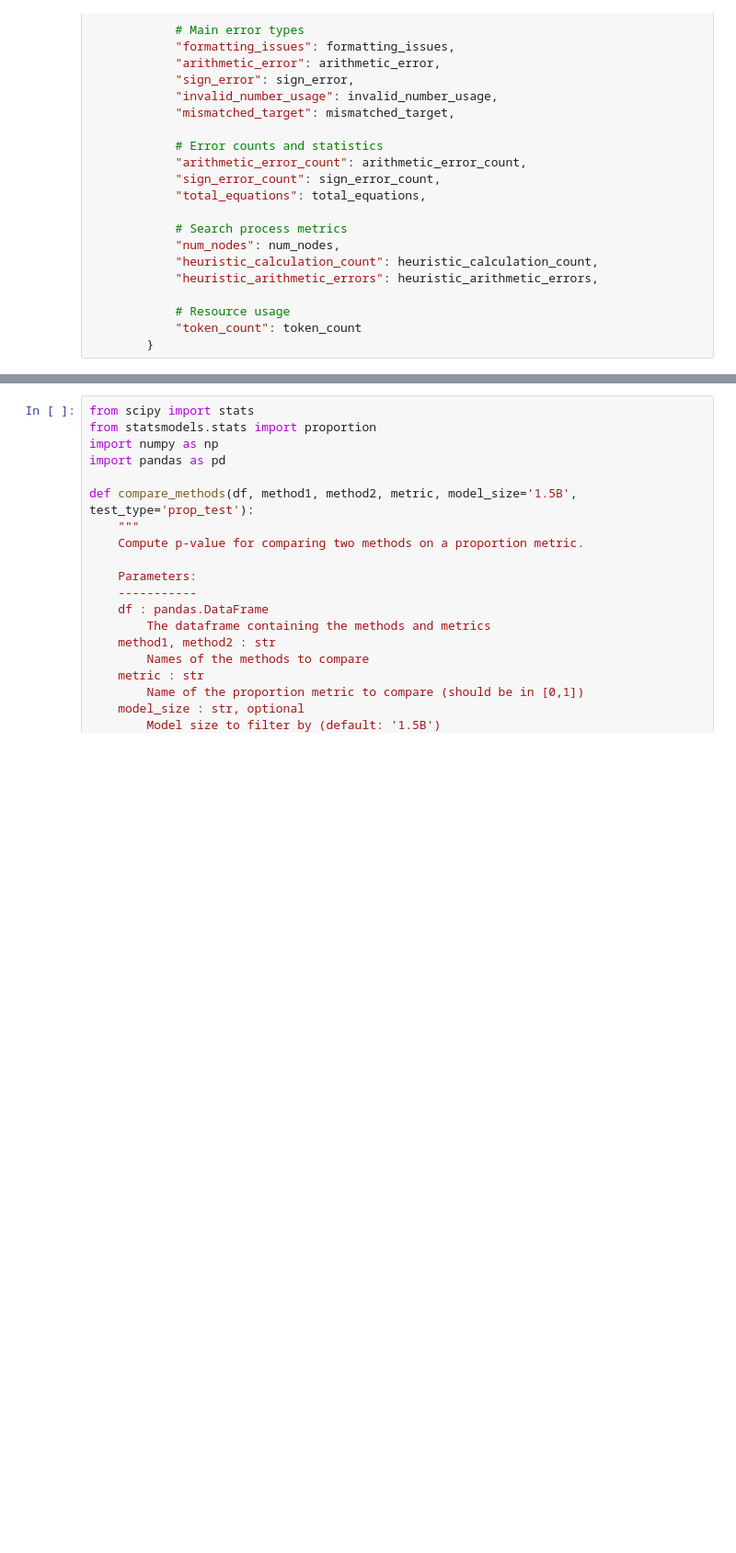
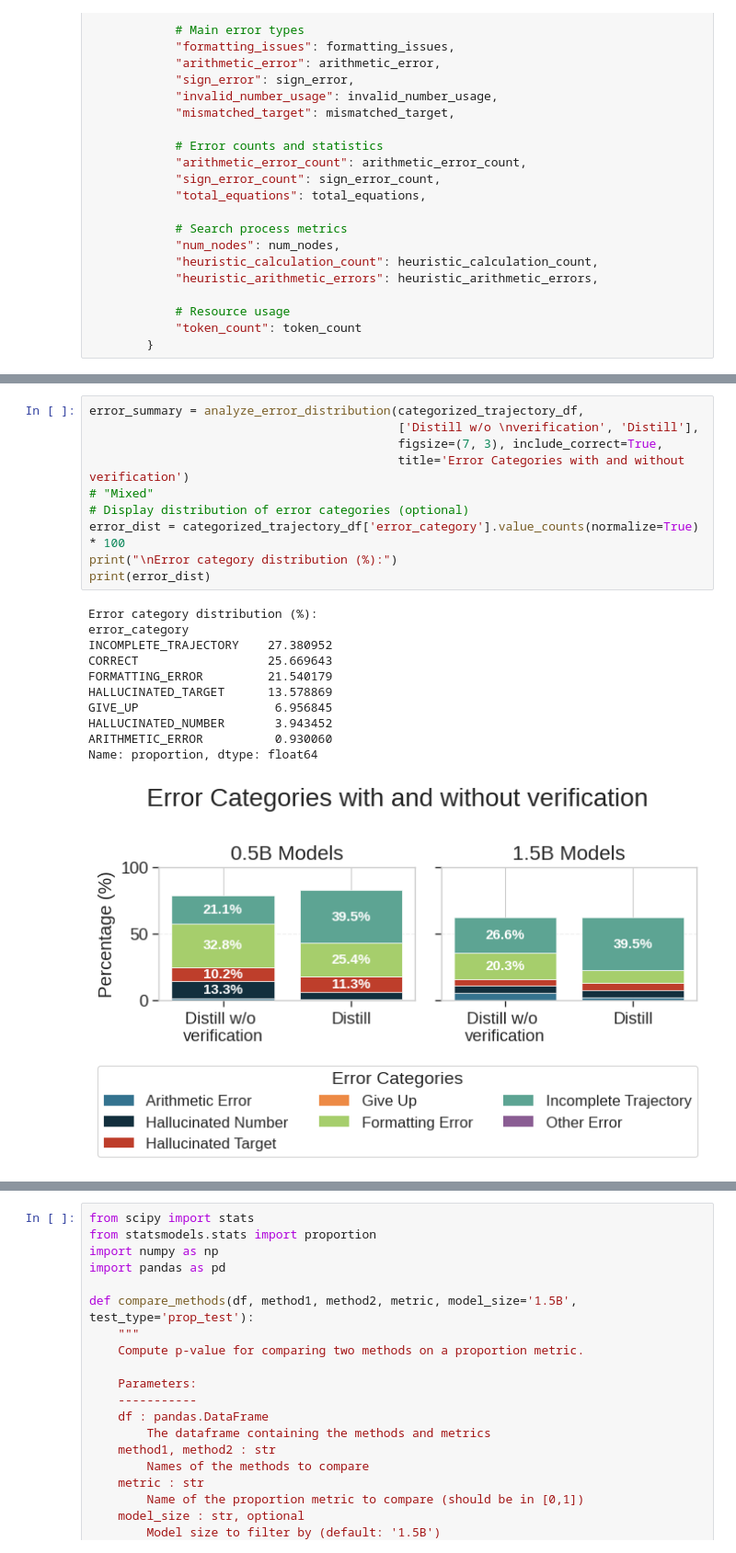
Before and after one commit to chloeli-15/stream-of-search, a Jupyter notebook: results/trajectory_analysis (3).ipynb, the cells around one changed output, grey strips where cells are left out. Shown at 92% size. Cells and saved outputs as stored; diff of their text form; blank space fills up the shorter version.

```diff
--- a/results/trajectory_analysis (3).ipynb
+++ b/results/trajectory_analysis (3).ipynb
@@ -1160,0 +1193,22 @@ Name: proportion, dtype: float64
+# %%
+error_summary = analyze_error_distribution(categorized_trajectory_df,
+                                           ['Distill w/o \nverification', 'Distill'],
+                                           figsize=(7, 3), include_correct=True,
+                                           title='Error Categories with and without verification')
+# "Mixed"
+# Display distribution of error categories (optional)
+error_dist = categorized_trajectory_df['error_category'].value_counts(normalize=True) * 100
+print("\nError category distribution (%):")
+print(error_dist)
+# %% [output]
+Error category distribution (%):
+error_category
+INCOMPLETE_TRAJECTORY    27.380952
+CORRECT                  25.669643
+FORMATTING_ERROR         21.540179
+HALLUCINATED_TARGET      13.578869
+GIVE_UP                   6.956845
+HALLUCINATED_NUMBER       3.943452
+ARITHMETIC_ERROR          0.930060
+Name: proportion, dtype: float64
+[figure, added]
```
Also changed, not shown: parts of 18 cells of this notebook, 46 other files.
